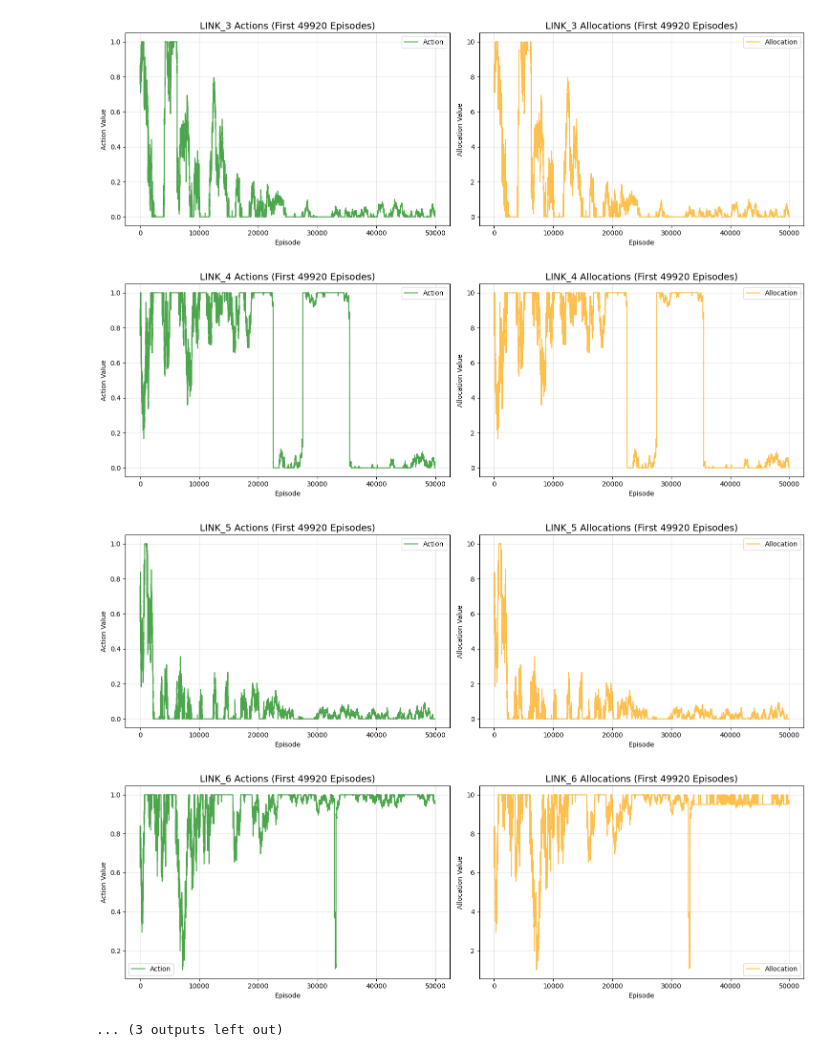
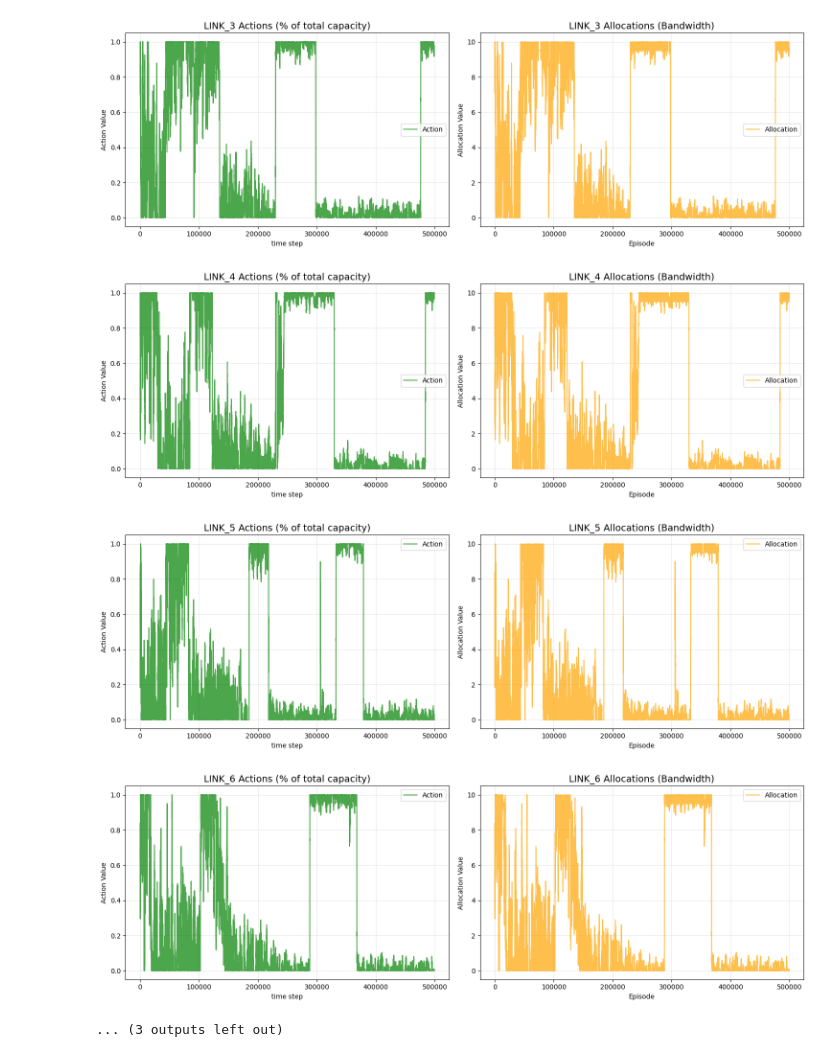
Before and after one commit to trietngo712/MARL4NetworkSlicing, a Jupyter notebook: experiments/experiment_0/results/visualization.ipynb, the cells around one changed output. Saved outputs shown, nothing was run; the diff lists cells and outputs as text; code cells hidden in the pictures.

Commit message:
update visualization file

```diff
--- a/experiments/experiment_0/results/visualization.ipynb
+++ b/experiments/experiment_0/results/visualization.ipynb
@@ -66,7 +66,7 @@ ax1.plot(energy_df.index, energy_df['energy'], alpha=0.3, color='red', label='Ra
 energy_rolling = energy_df['energy'].rolling(window=1000).mean()
 ax1.plot(energy_df.index, energy_rolling, linewidth=2, label='Rolling Average (1000 episodes)', color='darkred')
 ax1.set_title('Energy Consumption Over Time', fontsize=16)
-ax1.set_xlabel('Episode', fontsize=12)
+ax1.set_xlabel('time step', fontsize=12)
 ax1.set_ylabel('Energy', fontsize=12)
 ax1.legend()
 ax1.grid(True, alpha=0.3)
@@ -76,7 +76,7 @@ ax2.plot(latency_df.index, latency_df['latency'], alpha=0.3, color='blue', label
 latency_rolling = latency_df['latency'].rolling(window=1000).mean()
 ax2.plot(latency_df.index, latency_rolling, linewidth=2, label='Rolling Average (1000 episodes)', color='darkblue')
 ax2.set_title('Latency Over Time', fontsize=16)
-ax2.set_xlabel('Episode', fontsize=12)
+ax2.set_xlabel('time step', fontsize=12)
 ax2.set_ylabel('Latency', fontsize=12)
 ax2.legend()
 ax2.grid(True, alpha=0.3)
@@ -108,6 +108,6 @@ Rolling average (last 1000): 2.80
 # %%
 # Cell 4: Individual plots for each MEC and Link resource
-sample_size = min(50000, len(action_df))  # Show more episodes for better trend visibility
+sample_size = min(500000, len(action_df))  # Show more episodes for better trend visibility
 
 # Plot MEC resources
 mec_cols = [col for col in action_df.columns if col.startswith('mec_')]
@@ -116,16 +116,16 @@ for i, mec in enumerate(mec_cols):
 
     # Actions
     ax1.plot(action_df.index[:sample_size], action_df[mec][:sample_size], alpha=0.7, color='blue', label='Action')
-    ax1.set_title(f'{mec.upper()} Actions (First {sample_size} Episodes)', fontsize=14)
-    ax1.set_xlabel('Episode')
+    ax1.set_title(f'{mec.upper()} Actions (% of total capcity)', fontsize=14)
+    ax1.set_xlabel('time step')
     ax1.set_ylabel('Action Value')
     ax1.grid(True, alpha=0.3)
     ax1.legend()
 
     # Allocations
     ax2.plot(allocation_df.index[:sample_size], allocation_df[mec][:sample_size], alpha=0.7, color='red', label='Allocation')
-    ax2.set_title(f'{mec.upper()} Allocations (First {sample_size} Episodes)', fontsize=14)
-    ax2.set_xlabel('Episode')
+    ax2.set_title(f'{mec.upper()} Allocations (CPU)', fontsize=14)
+    ax2.set_xlabel('time step')
     ax2.set_ylabel('Allocation Value')
     ax2.grid(True, alpha=0.3)
     ax2.legend()
@@ -140,15 +140,15 @@ for i, link in enumerate(link_cols):
 
     # Actions
     ax1.plot(action_df.index[:sample_size], action_df[link][:sample_size], alpha=0.7, color='green', label='Action')
-    ax1.set_title(f'{link.upper()} Actions (First {sample_size} Episodes)', fontsize=14)
-    ax1.set_xlabel('Episode')
+    ax1.set_title(f'{link.upper()} Actions (% of total capacity)', fontsize=14)
+    ax1.set_xlabel('time step')
     ax1.set_ylabel('Action Value')
     ax1.grid(True, alpha=0.3)
     ax1.legend()
 
     # Allocations
     ax2.plot(allocation_df.index[:sample_size], allocation_df[link][:sample_size], alpha=0.7, color='orange', label='Allocation')
-    ax2.set_title(f'{link.upper()} Allocations (First {sample_size} Episodes)', fontsize=14)
+    ax2.set_title(f'{link.upper()} Allocations (Bandwidth)', fontsize=14)
     ax2.set_xlabel('Episode')
     ax2.set_ylabel('Allocation Value')
     ax2.grid(True, alpha=0.3)
@@ -168,7 +168,7 @@ for i, link in enumerate(link_cols):
-[figure, old version]
+[figure, new version]
-[figure, old version]
+[figure, new version]
-[figure, old version]
+[figure, new version]
-[figure, old version]
+[figure, new version]
 ... (3 outputs left out)
 # %%
 # Cell 5: Rejection analysis
```
Also changed, not shown: parts of 6 cells of this notebook.
